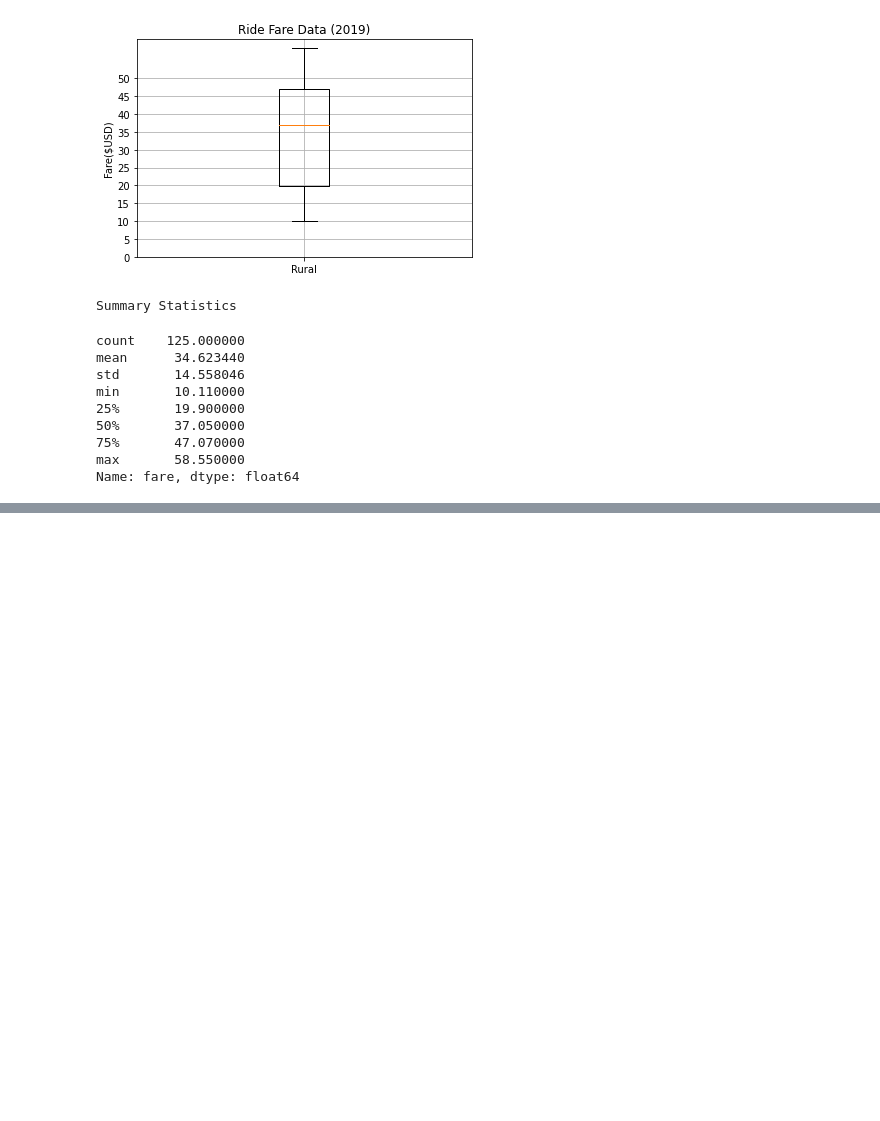
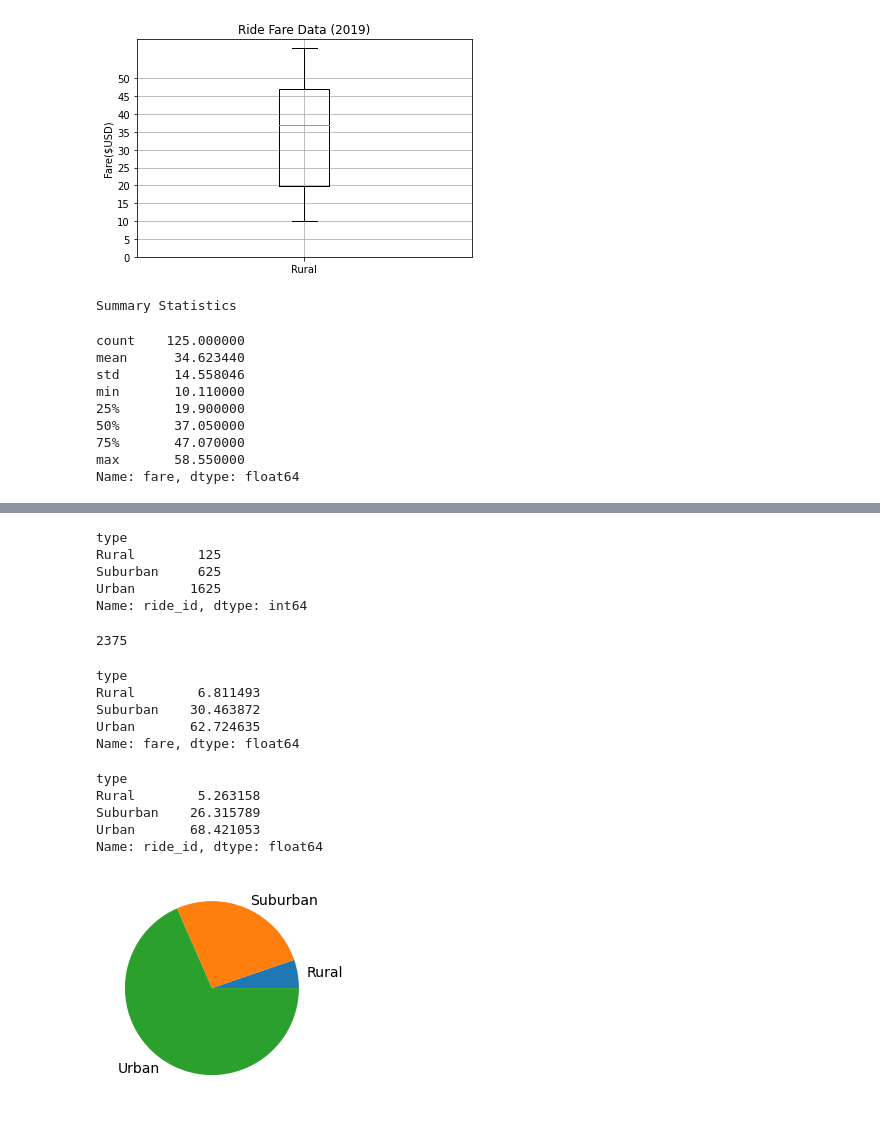
Before and after one commit to pavelt224/-PyBer_Analysis, a Jupyter notebook: PyBer.ipynb, the cells around one changed output, grey strips where cells are left out. Drawn from its saved outputs; the diff is of its cells as text; code cells hidden in the pictures; blank space fills up the shorter version.

```diff
--- a/PyBer.ipynb
+++ b/PyBer.ipynb
@@ -725,0 +801,42 @@ Name: fare, dtype: float64
+# %%
+# Get the sum of the Riders for each city type.
+total_riders_by_type = pyber_data_df.groupby(["type"]).count()["ride_id"]
+total_riders_by_type
+# %% [output]
+type
+Rural        125
+Suburban     625
+Urban       1625
+Name: ride_id, dtype: int64
+# %%
+# Get the sum of all the riders.
+total_riders = pyber_data_df["ride_id"].count()
+total_riders
+# %% [output]
+2375
+# %%
+# Calculate the percentage of fare for each city type.
+type_percents = 100 * pyber_data_df.groupby(["type"]).sum()["fare"] / pyber_data_df["fare"].sum()
+type_percents
+# %% [output]
+type
+Rural        6.811493
+Suburban    30.463872
+Urban       62.724635
+Name: fare, dtype: float64
+# %%
+# Calculate the percentage of riders for each city type.
+type_percents_riders = 100 * total_riders_by_type / total_riders
+type_percents_riders
+# %% [output]
+type
+Rural        5.263158
+Suburban    26.315789
+Urban       68.421053
+Name: ride_id, dtype: float64
+# %%
+# Build the percentage of riders by city type pie chart.
+plt.pie(type_percents_riders, labels=["Rural", "Suburban", "Urban"])
+plt.show()
+# %% [output]
+[figure, added]
```
Also changed, not shown: parts of 15 cells of this notebook, 9 other files.
